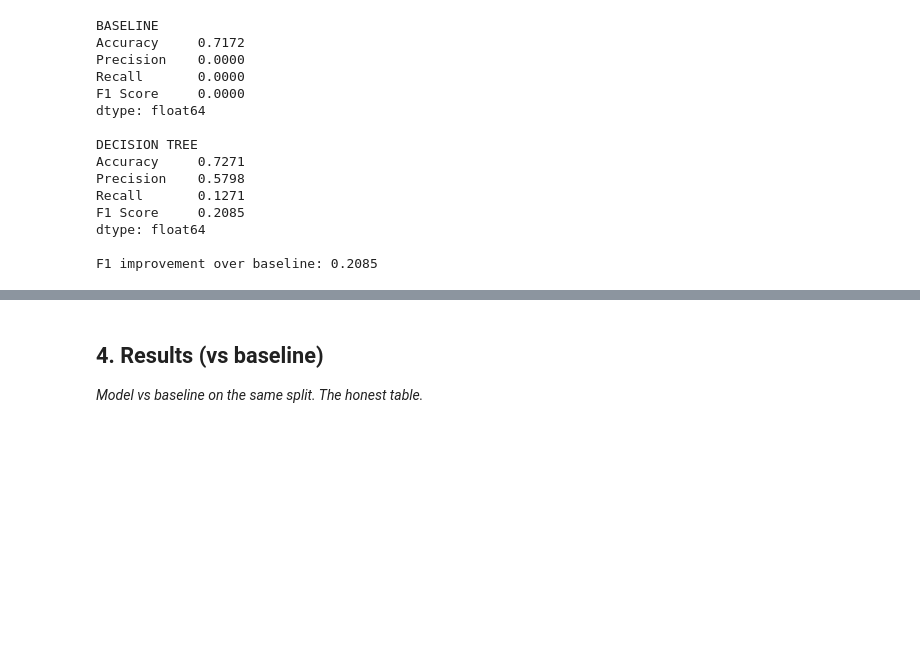
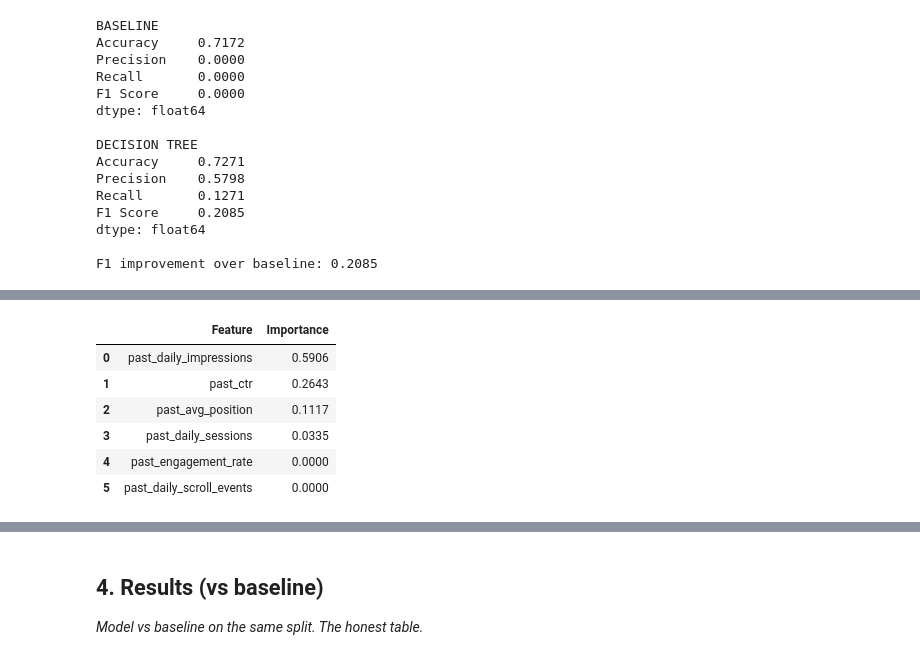
Before and after one commit to pakizahassan/flyrank-ml-internship, a Jupyter notebook: work/notebooks/capstone.ipynb, the cells around one changed output, grey strips where cells are left out. Drawn from its saved outputs; the diff is of its cells as text; code cells hidden in the pictures; blank space fills up the shorter version.

```diff
--- a/work/notebooks/capstone.ipynb
+++ b/work/notebooks/capstone.ipynb
@@ -1104,0 +1206,20 @@ F1 improvement over baseline: 0.2085
+# %%
+feature_importance = pd.DataFrame({
+    "Feature": model_features,
+    "Importance": model.feature_importances_
+}).sort_values(
+    "Importance",
+    ascending=False
+)
+
+display(
+    feature_importance.round(4)
+)
+# %% [output]
+|  | Feature | Importance |
+| 0 | past_daily_impressions | 0.5906 |
+| 1 | past_ctr | 0.2643 |
+| 2 | past_avg_position | 0.1117 |
+| 3 | past_daily_sessions | 0.0335 |
+| 4 | past_engagement_rate | 0.0000 |
+| 5 | past_daily_scroll_events | 0.0000 |
```
Also changed, not shown: parts of 5 cells of this notebook.
